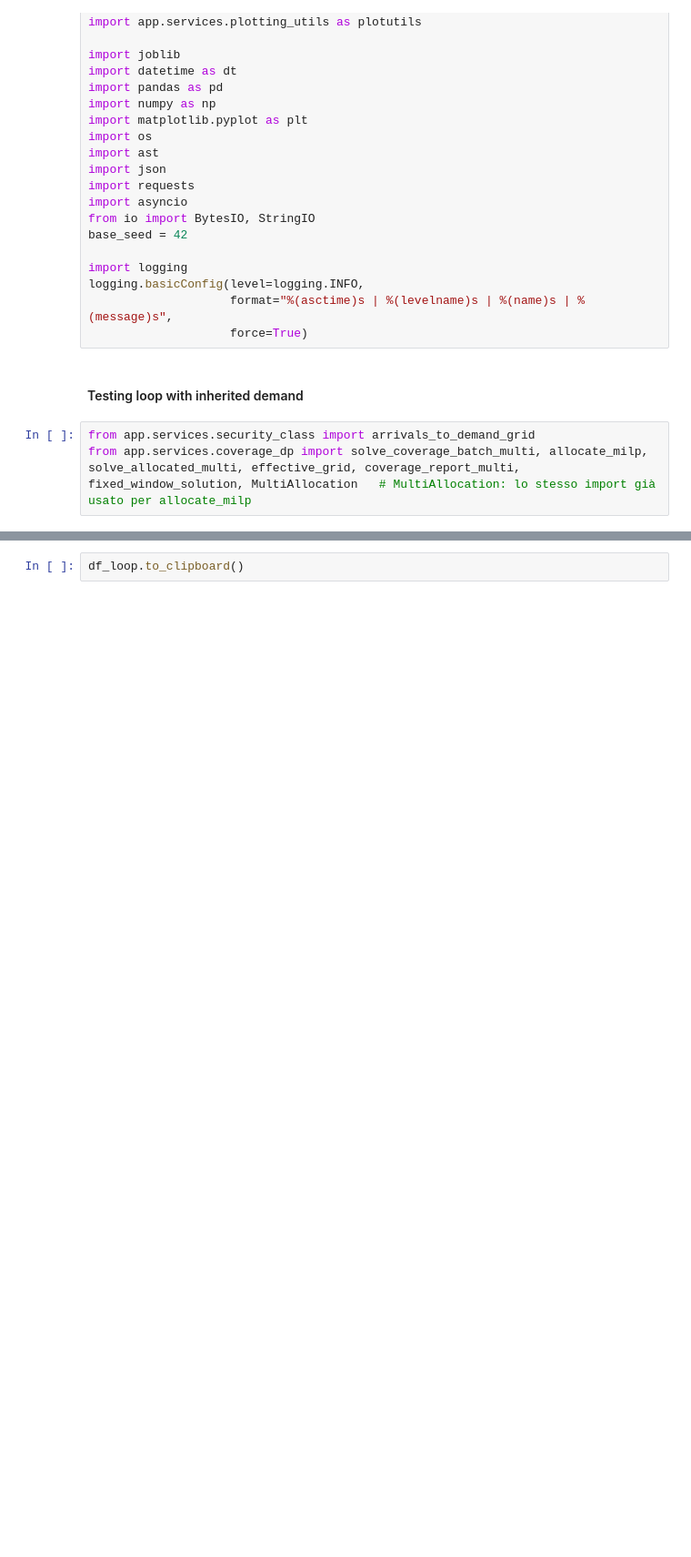
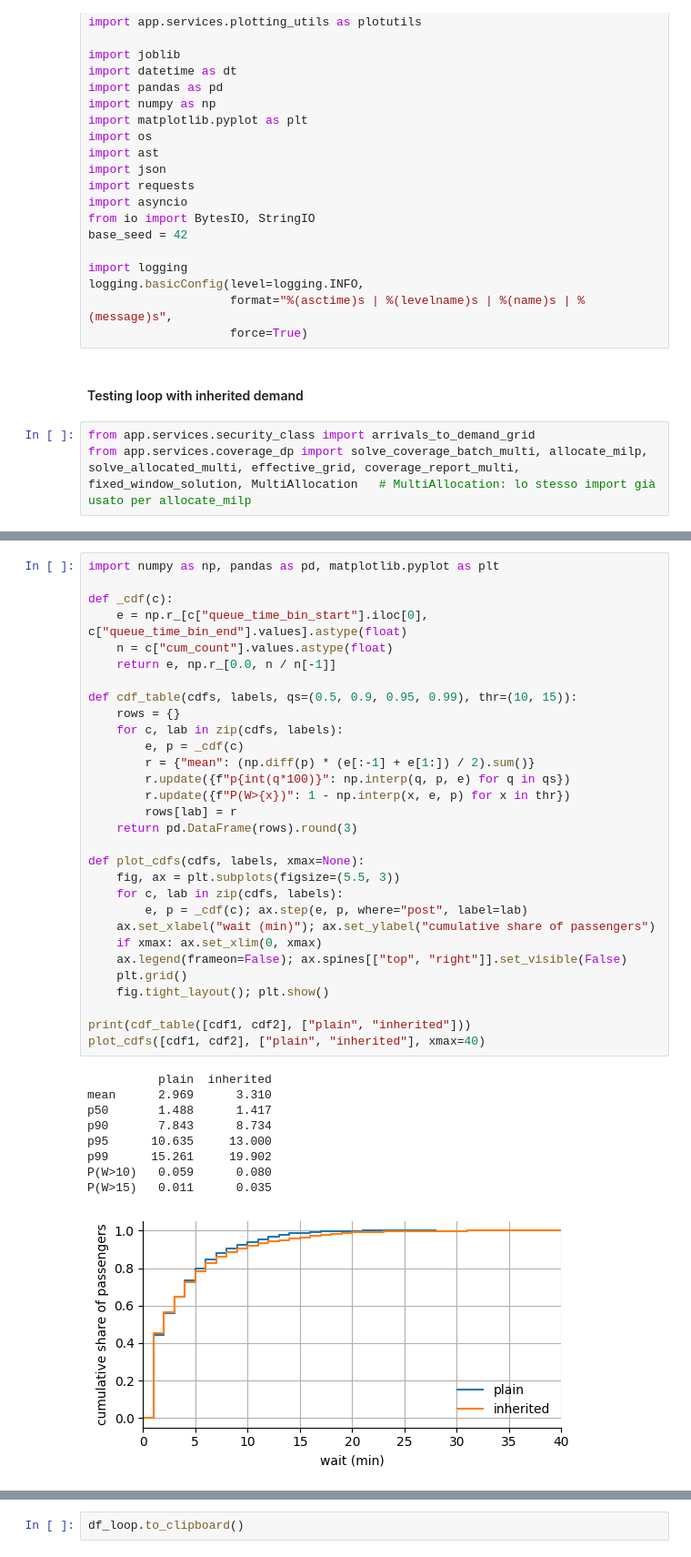
Before and after one commit to ZanchiLorenzo/security_paper, a Jupyter notebook: Second Tester.ipynb, the cells around one changed output, grey strips where cells are left out. Shown at 91% size. Saved outputs shown, nothing was run; the diff lists cells and outputs as text; blank space fills up the shorter version.

```diff
--- a/Second Tester.ipynb
+++ b/Second Tester.ipynb
@@ -135,0 +217,40 @@ blocchi 7 → 7 | capacità 132 → 132 | obiettivo 33.668 → 33.668 | coda flu
+# %%
+import numpy as np, pandas as pd, matplotlib.pyplot as plt
+
+def _cdf(c):
+    e = np.r_[c["queue_time_bin_start"].iloc[0], c["queue_time_bin_end"].values].astype(float)
+    n = c["cum_count"].values.astype(float)
+    return e, np.r_[0.0, n / n[-1]]
+
+def cdf_table(cdfs, labels, qs=(0.5, 0.9, 0.95, 0.99), thr=(10, 15)):
+    rows = {}
+    for c, lab in zip(cdfs, labels):
+        e, p = _cdf(c)
+        r = {"mean": (np.diff(p) * (e[:-1] + e[1:]) / 2).sum()}
+        r.update({f"p{int(q*100)}": np.interp(q, p, e) for q in qs})
+        r.update({f"P(W>{x})": 1 - np.interp(x, e, p) for x in thr})
+        rows[lab] = r
+    return pd.DataFrame(rows).round(3)
+
+def plot_cdfs(cdfs, labels, xmax=None):
+    fig, ax = plt.subplots(figsize=(5.5, 3))
+    for c, lab in zip(cdfs, labels):
+        e, p = _cdf(c); ax.step(e, p, where="post", label=lab)
+    ax.set_xlabel("wait (min)"); ax.set_ylabel("cumulative share of passengers")
+    if xmax: ax.set_xlim(0, xmax)
+    ax.legend(frameon=False); ax.spines[["top", "right"]].set_visible(False)
+    plt.grid()
+    fig.tight_layout(); plt.show()
+
+print(cdf_table([cdf1, cdf2], ["plain", "inherited"]))
+plot_cdfs([cdf1, cdf2], ["plain", "inherited"], xmax=40)
+# %% [output]
+          plain  inherited
+mean      2.969      3.310
+p50       1.488      1.417
+p90       7.843      8.734
+p95      10.635     13.000
+p99      15.261     19.902
+P(W>10)   0.059      0.080
+P(W>15)   0.011      0.035
+[figure, added]
```
Also changed, not shown: parts of 19 cells of this notebook, 1 other file.
